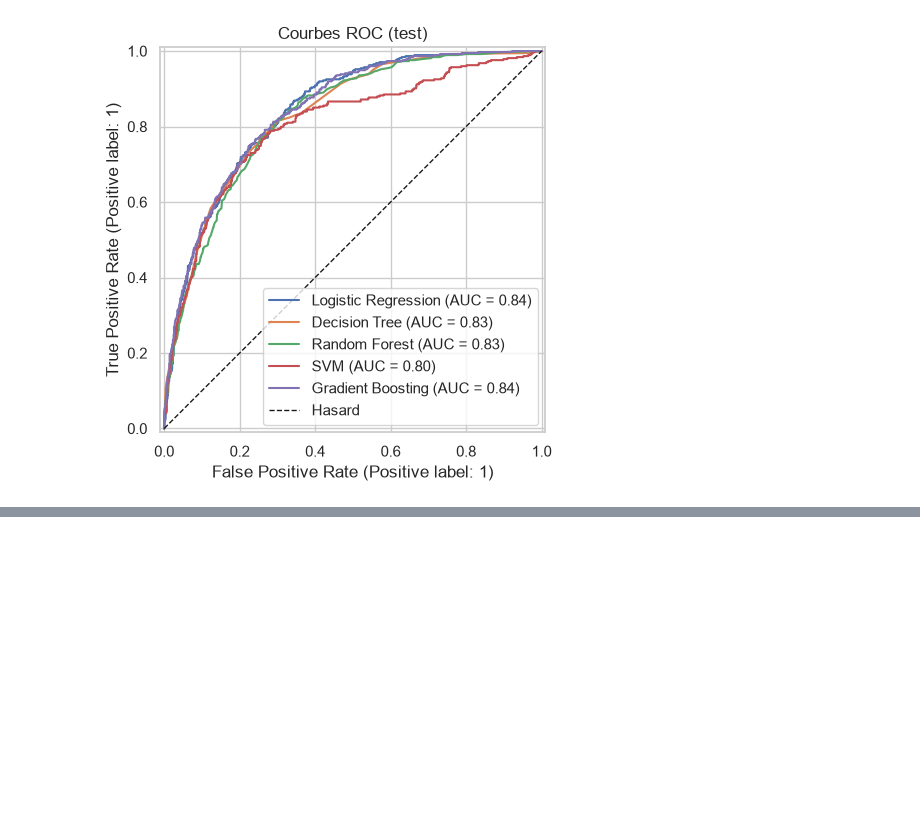
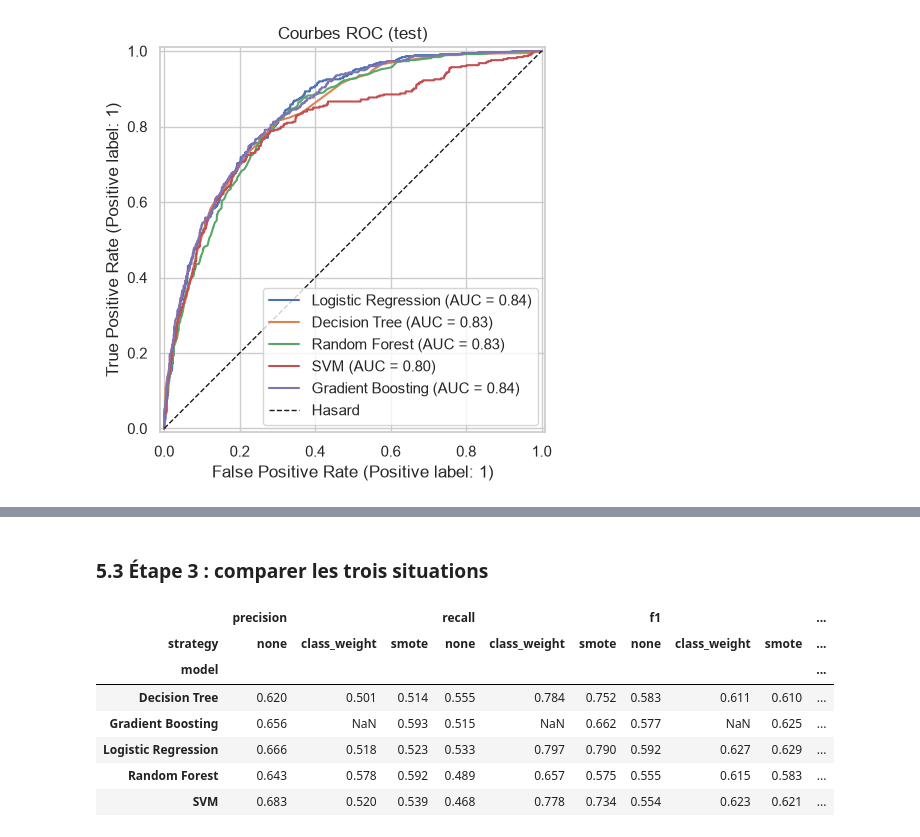
Before and after one commit to mohamed-elhamdaoui/Telecom-Churn-ML, a Jupyter notebook: notebooks/03_classification_5_modeles.ipynb, the cells around one changed output, grey strips where cells are left out. Saved outputs shown, nothing was run; the diff lists cells and outputs as text; code cells hidden in the pictures; blank space fills up the shorter version.

```diff
--- a/notebooks/03_classification_5_modeles.ipynb
+++ b/notebooks/03_classification_5_modeles.ipynb
@@ -125,0 +147,18 @@ plot_roc(fitted, X_test, y_test)
+# %%
+cols = ["precision", "recall", "f1", "roc_auc"]
+
+rows = []
+for name in MODEL_NAMES:
+    pipe = build_pipeline(name, "class_weight")
+    if pipe is None:                       # Gradient Boosting n'a pas de paramètre class_weight
+        print(f"{name} : class_weight indisponible, ignoré")
+        continue
+    res = cv_scores(pipe, X_train, y_train, cv)
+    res["model"] = name
+    rows.append(res)
+cv_cw = pd.DataFrame(rows).set_index("model")
+
+print("\nclass_weight='balanced' (validation croisée)")
+display(cv_cw[cols].round(3))
+print("Différence par rapport à la section 3 ('none')")
+display((cv_cw[cols] - cv_table.loc[cv_cw.index, cols]).round(3))
@@ -125,0 +239,19 @@ plot_roc(fitted, X_test, y_test)
+# %% [markdown]
+### 5.3 Étape 3 : comparer les trois situations
+# %%
+all_cv = pd.concat([cv_table.assign(strategy="none"),
+                    cv_cw.assign(strategy="class_weight"),
+                    cv_smote.assign(strategy="smote")]).reset_index()
+order = ["none", "class_weight", "smote"]
+
+summary = pd.concat({m: all_cv.pivot(index="model", columns="strategy", values=m)[order] for m in cols}, axis=1)
+summary.round(3)
+# %% [output]
+|  | precision |  |  | recall |  |  | f1 |  |  | ... |
+| strategy | none | class_weight | smote | none | class_weight | smote | none | class_weight | smote | ... |
+| model |  |  |  |  |  |  |  |  |  | ... |
+| Decision Tree | 0.620 | 0.501 | 0.514 | 0.555 | 0.784 | 0.752 | 0.583 | 0.611 | 0.610 | ... |
+| Gradient Boosting | 0.656 | NaN | 0.593 | 0.515 | NaN | 0.662 | 0.577 | NaN | 0.625 | ... |
+| Logistic Regression | 0.666 | 0.518 | 0.523 | 0.533 | 0.797 | 0.790 | 0.592 | 0.627 | 0.629 | ... |
+| Random Forest | 0.643 | 0.578 | 0.592 | 0.489 | 0.657 | 0.575 | 0.555 | 0.615 | 0.583 | ... |
+| SVM | 0.683 | 0.520 | 0.539 | 0.468 | 0.778 | 0.734 | 0.554 | 0.623 | 0.621 | ... |
```
Also changed, not shown: parts of 29 cells of this notebook.
